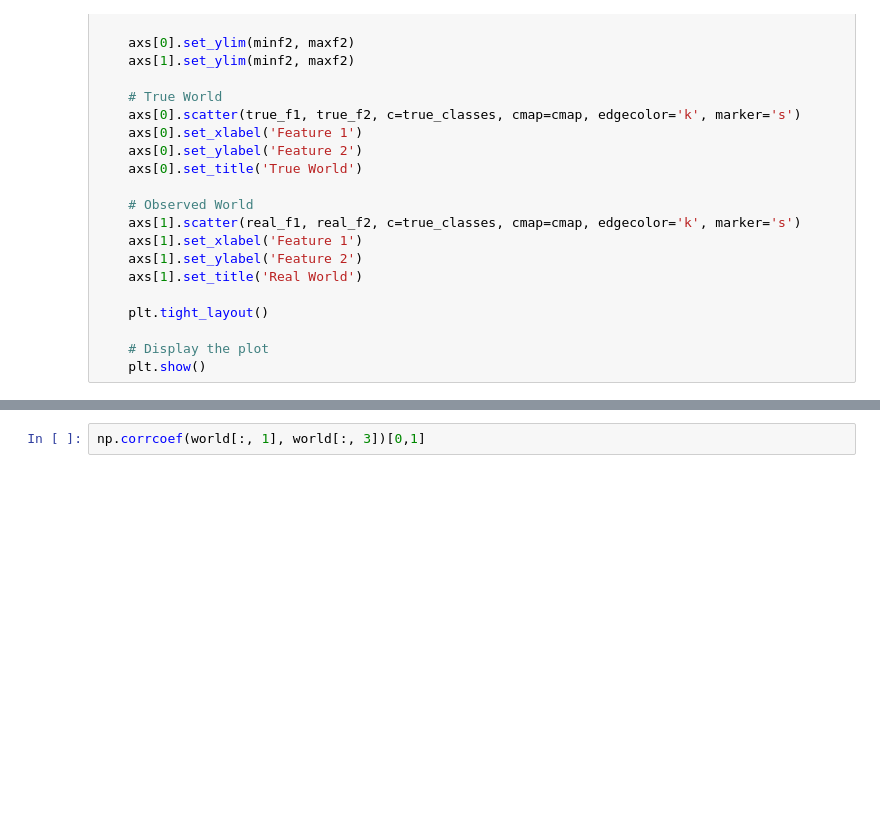
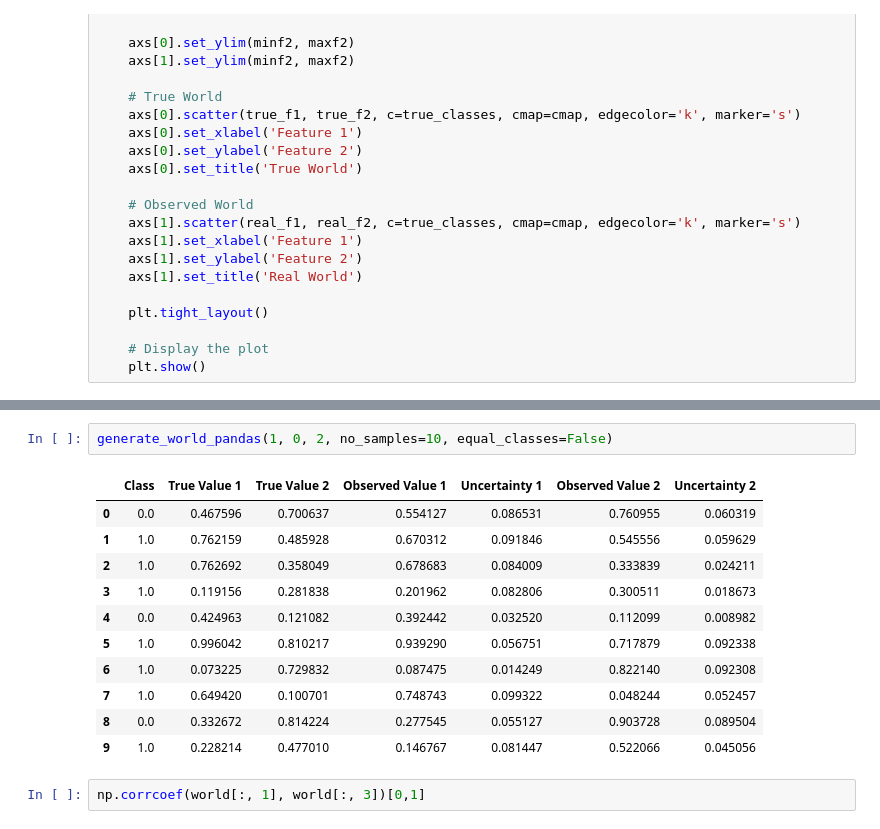
Before and after one commit to TilenG2/uncertain-world-gen, a Jupyter notebook: scripting/world_gen.ipynb, the cells around one changed output, grey strips where cells are left out. Saved outputs shown, nothing was run; the diff lists cells and outputs as text; blank space fills up the shorter version.

```diff
--- a/scripting/world_gen.ipynb
+++ b/scripting/world_gen.ipynb
@@ -120,3 +150,17 @@ draw.draw_true_world(world)
+# %%
+generate_world_pandas(1, 0, 2, no_samples=10, equal_classes=False)
+# %% [output]
+|  | Class | True Value 1 | True Value 2 | Observed Value 1 | Uncertainty 1 | Observed Value 2 | Uncertainty 2 |
+| 0 | 0.0 | 0.467596 | 0.700637 | 0.554127 | 0.086531 | 0.760955 | 0.060319 |
+| 1 | 1.0 | 0.762159 | 0.485928 | 0.670312 | 0.091846 | 0.545556 | 0.059629 |
+| 2 | 1.0 | 0.762692 | 0.358049 | 0.678683 | 0.084009 | 0.333839 | 0.024211 |
+| 3 | 1.0 | 0.119156 | 0.281838 | 0.201962 | 0.082806 | 0.300511 | 0.018673 |
+| 4 | 0.0 | 0.424963 | 0.121082 | 0.392442 | 0.032520 | 0.112099 | 0.008982 |
+| 5 | 1.0 | 0.996042 | 0.810217 | 0.939290 | 0.056751 | 0.717879 | 0.092338 |
+| 6 | 1.0 | 0.073225 | 0.729832 | 0.087475 | 0.014249 | 0.822140 | 0.092308 |
+| 7 | 1.0 | 0.649420 | 0.100701 | 0.748743 | 0.099322 | 0.048244 | 0.052457 |
+| 8 | 0.0 | 0.332672 | 0.814224 | 0.277545 | 0.055127 | 0.903728 | 0.089504 |
+| 9 | 1.0 | 0.228214 | 0.477010 | 0.146767 | 0.081447 | 0.522066 | 0.045056 |
 # %%
 np.corrcoef(world[:, 1], world[:, 3])[0,1]
 # %% [output]
```
Also changed, not shown: parts of 7 cells of this notebook, 2 other files.
